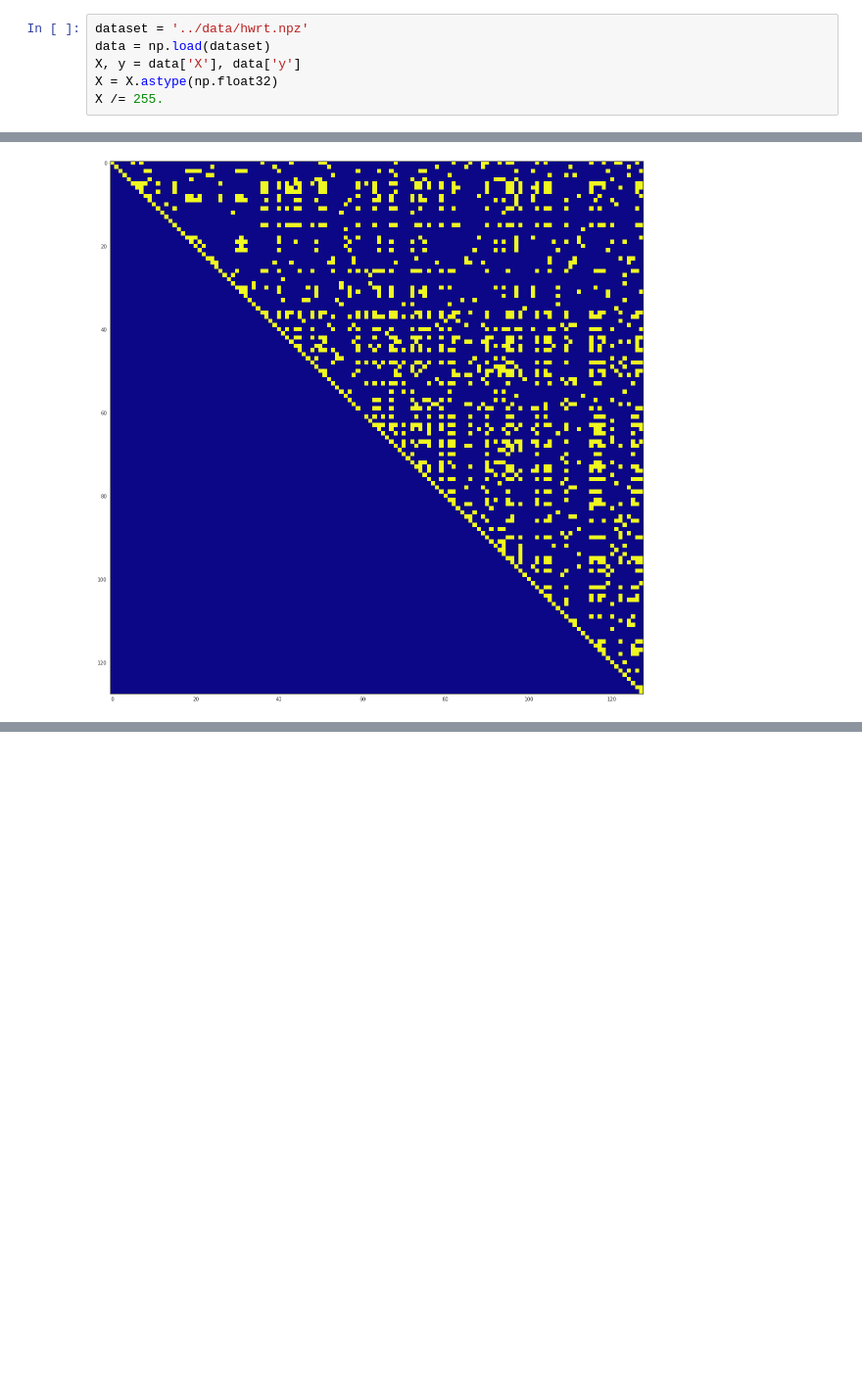
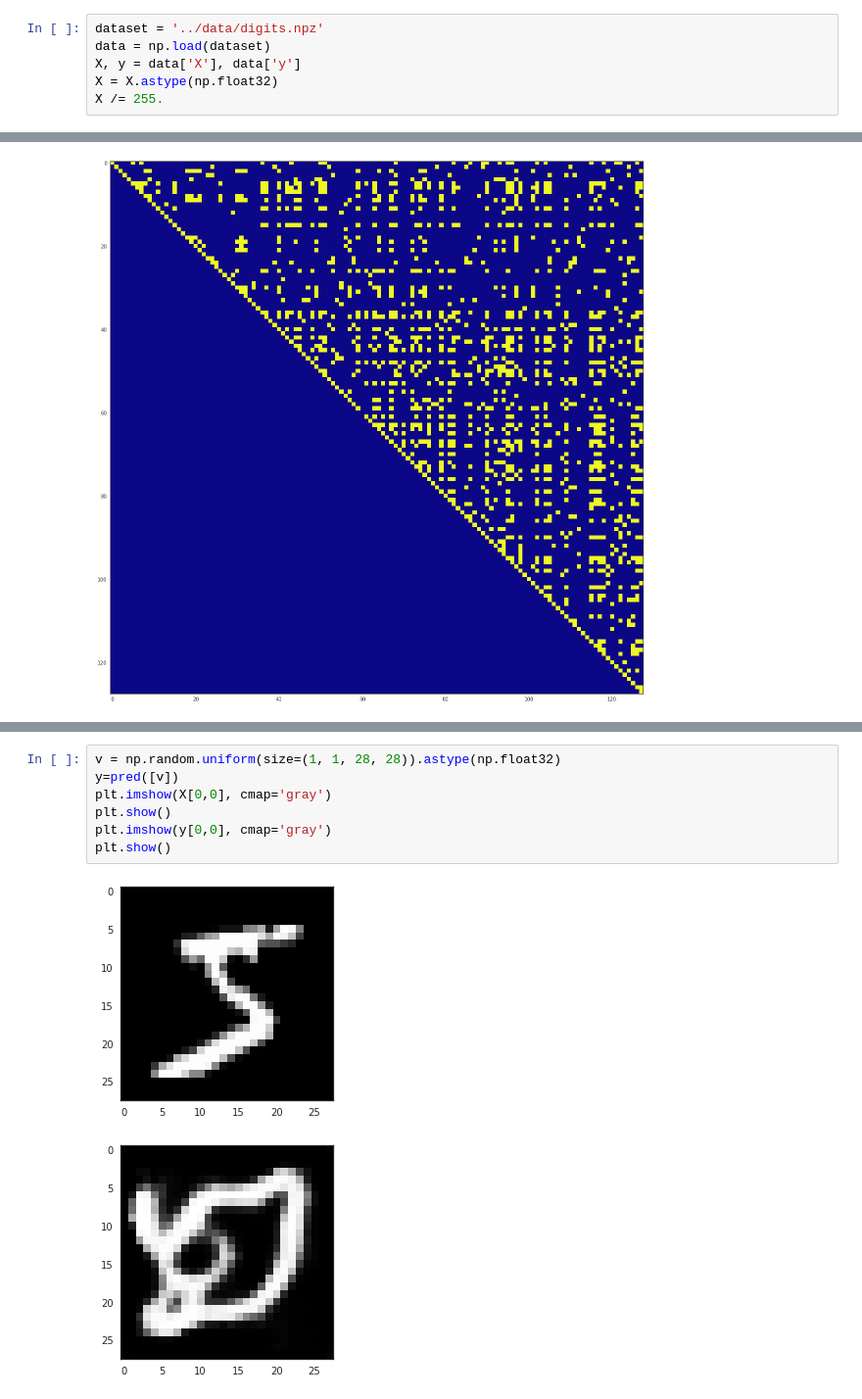
Before and after one commit to mehdidc/out_of_class, a Jupyter notebook: ae/analyze.ipynb, the cells around one changed output, grey strips where cells are left out. Shown at 98% size. Cells and saved outputs as stored; diff of their text form; blank space fills up the shorter version.

```diff
--- a/ae/analyze.ipynb
+++ b/ae/analyze.ipynb
@@ -142,7 +123,7 @@ for l in model.layers[layer_id + 1:]:
     h = l(h)
 dec = K.function([x], [h])
 # %%
-dataset = '../data/hwrt.npz'
+dataset = '../data/digits.npz'
 data = np.load(dataset)
 X, y = data['X'], data['y']
 X = X.astype(np.float32)
@@ -264,0 +267,10 @@ plt.imshow(m>0.3, cmap='plasma')
+# %%
+v = np.random.uniform(size=(1, 1, 28, 28)).astype(np.float32)
+y=pred([v])
+plt.imshow(X[0,0], cmap='gray')
+plt.show()
+plt.imshow(y[0,0], cmap='gray')
+plt.show()
+# %% [output]
+[figure, added]
+[figure, added]
```
Also changed, not shown: parts of 4 cells of this notebook, 1 other file.
